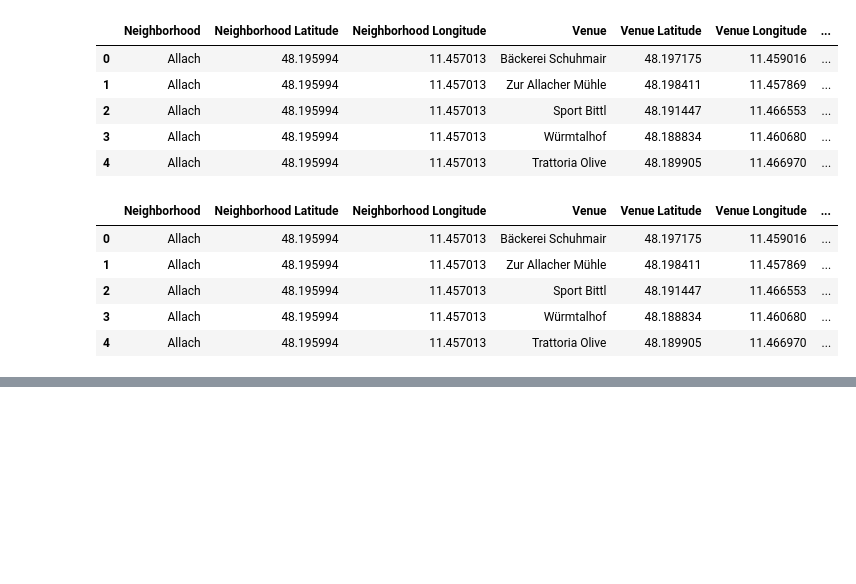
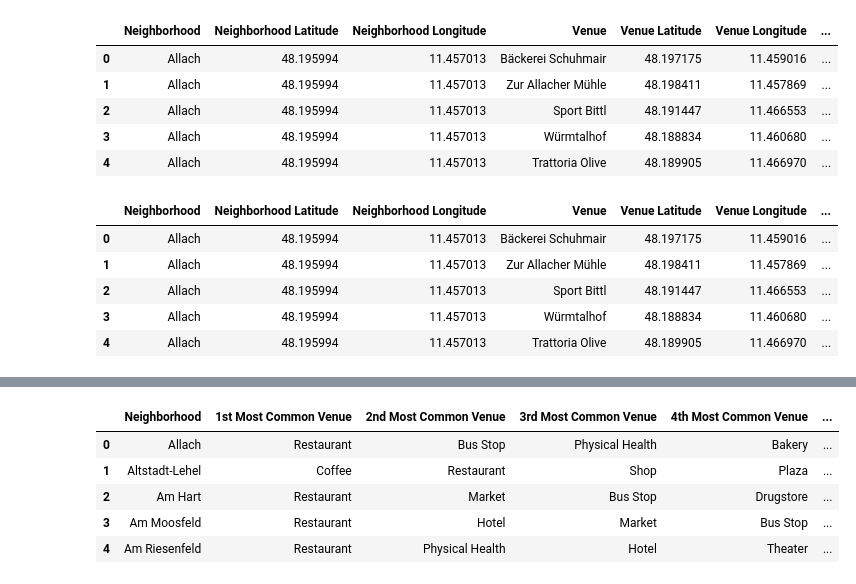
Before and after one commit to lotramo/Coursera_Capstone, a Jupyter notebook: Coursera_Supermarket_Analysis_final.ipynb, the cells around one changed output, grey strips where cells are left out. Cells and saved outputs as stored; diff of their text form; code cells hidden in the pictures; blank space fills up the shorter version.

```diff
--- a/Coursera_Supermarket_Analysis_final.ipynb
+++ b/Coursera_Supermarket_Analysis_final.ipynb
@@ -426,0 +414,14 @@ KeyError: 0
+# %%
+# one hot encoding
+# each venue category builds a column
+munich_onehot = pd.get_dummies(munich_venues_processed[['Parent Venue Category']], prefix="", prefix_sep="")
+
+# add neighborhood column back to dataframe
+munich_onehot['Neighborhood'] = munich_venues_processed['Neighborhood']
+
+# move neighborhood column to the first column
+fixed_columns = [munich_onehot.columns[-1]] + list(munich_onehot.columns[:-1])
+munich_onehot = munich_onehot[fixed_columns]
+
+print(munich_onehot.head())
+print(munich_onehot.shape)
@@ -426,0 +486,16 @@ KeyError: 0
+# %%
+# create a new dataframe
+neighborhoods_venues_sorted = pd.DataFrame(columns=columns)
+neighborhoods_venues_sorted['Neighborhood'] = munich_grouped['Neighborhood']
+
+for ind in np.arange(munich_grouped.shape[0]):
+    neighborhoods_venues_sorted.iloc[ind, 1:] = return_most_common_venues(munich_grouped.iloc[ind, :], num_top_venues)
+
+neighborhoods_venues_sorted.head()
+# %% [output]
+|  | Neighborhood | 1st Most Common Venue | 2nd Most Common Venue | 3rd Most Common Venue | 4th Most Common Venue | ... |
+| 0 | Allach | Restaurant | Bus Stop | Physical Health | Bakery | ... |
+| 1 | Altstadt-Lehel | Coffee | Restaurant | Shop | Plaza | ... |
+| 2 | Am Hart | Restaurant | Market | Bus Stop | Drugstore | ... |
+| 3 | Am Moosfeld | Restaurant | Hotel | Market | Bus Stop | ... |
+| 4 | Am Riesenfeld | Restaurant | Physical Health | Hotel | Theater | ... |
```
Also changed, not shown: parts of 14 cells of this notebook.
